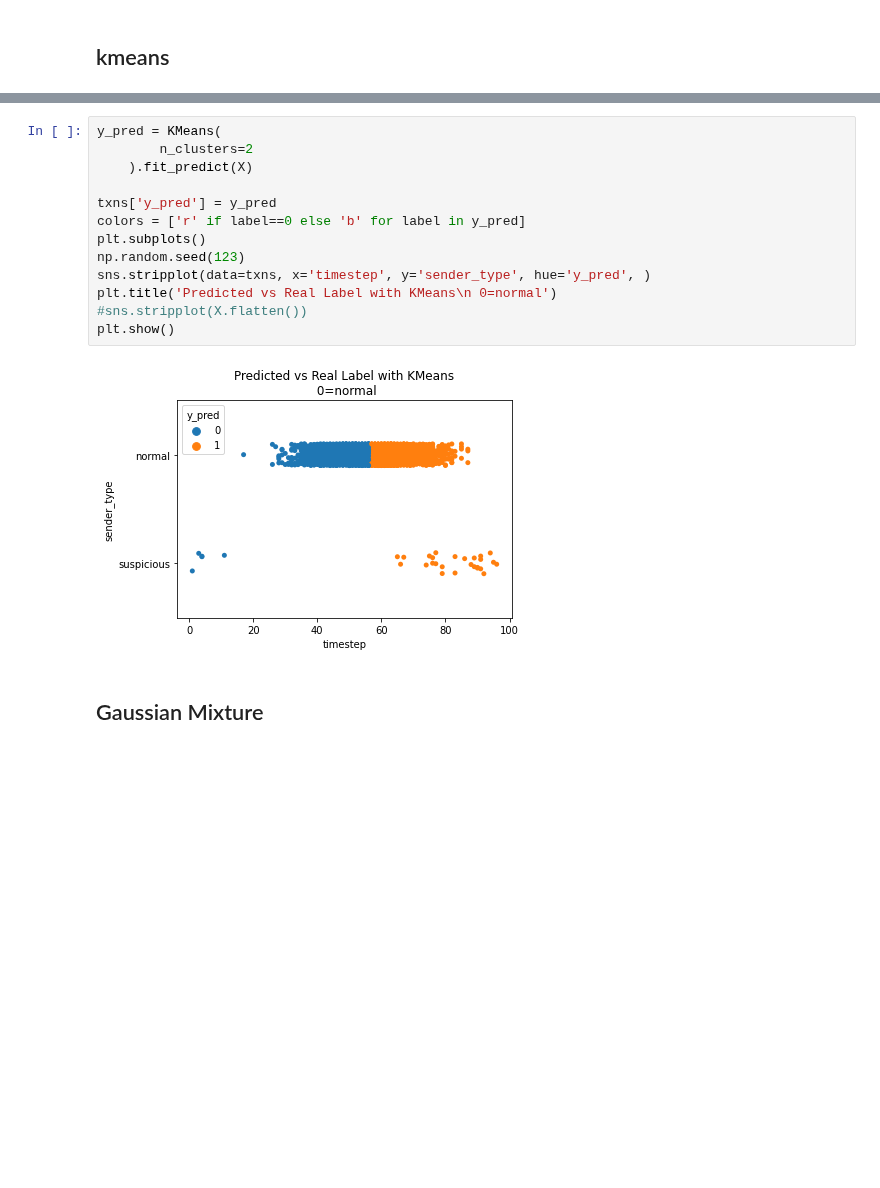
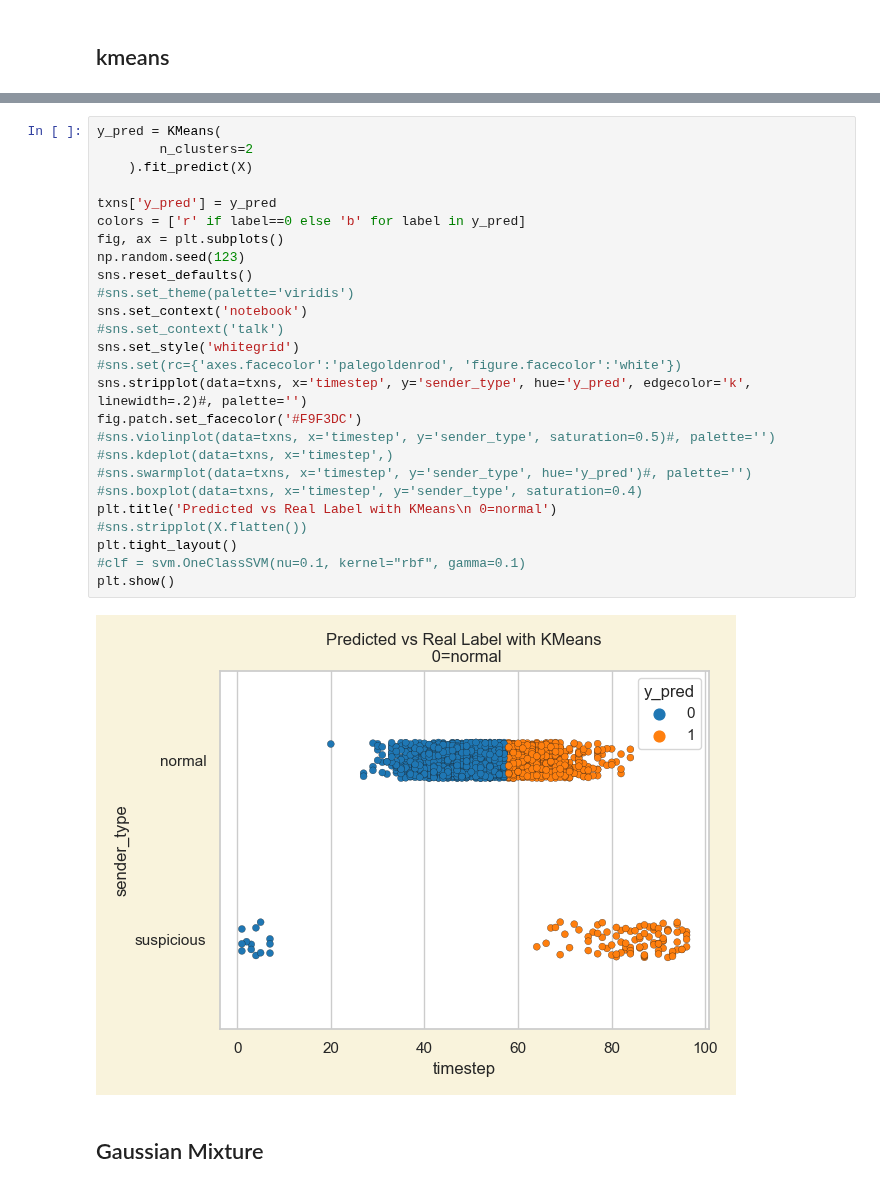
Before and after one commit to nouyang/fake-banking-data, a Jupyter notebook: 1 - downstream classification.ipynb, the cells around one changed output, grey strips where cells are left out. Drawn from its saved outputs; the diff is of its cells as text; blank space fills up the shorter version.

```diff
--- a/1 - downstream classification.ipynb
+++ b/1 - downstream classification.ipynb
@@ -130,18 +144,31 @@ txns
 # %%
 y_pred = KMeans(
         n_clusters=2
     ).fit_predict(X)
 
 txns['y_pred'] = y_pred
 colors = ['r' if label==0 else 'b' for label in y_pred]
-plt.subplots()
+fig, ax = plt.subplots()
 np.random.seed(123)
-sns.stripplot(data=txns, x='timestep', y='sender_type', hue='y_pred', )
+sns.reset_defaults()
+#sns.set_theme(palette='viridis')
+sns.set_context('notebook')
+#sns.set_context('talk')
+sns.set_style('whitegrid')
+#sns.set(rc={'axes.facecolor':'palegoldenrod', 'figure.facecolor':'white'})
+sns.stripplot(data=txns, x='timestep', y='sender_type', hue='y_pred', edgecolor='k', linewidth=.2)#, palette='')
+fig.patch.set_facecolor('#F9F3DC')
+#sns.violinplot(data=txns, x='timestep', y='sender_type', saturation=0.5)#, palette='')
+#sns.kdeplot(data=txns, x='timestep',)
+#sns.swarmplot(data=txns, x='timestep', y='sender_type', hue='y_pred')#, palette='')
+#sns.boxplot(data=txns, x='timestep', y='sender_type', saturation=0.4)
 plt.title('Predicted vs Real Label with KMeans\n 0=normal')
 #sns.stripplot(X.flatten())
+plt.tight_layout()
+#clf = svm.OneClassSVM(nu=0.1, kernel="rbf", gamma=0.1)
 plt.show()
 # %% [output]
-[figure, old version]
+[figure, new version]
 # %% [markdown]
 ## Gaussian Mixture
 # %%
```
Also changed, not shown: parts of 66 cells of this notebook, 2 other files.
